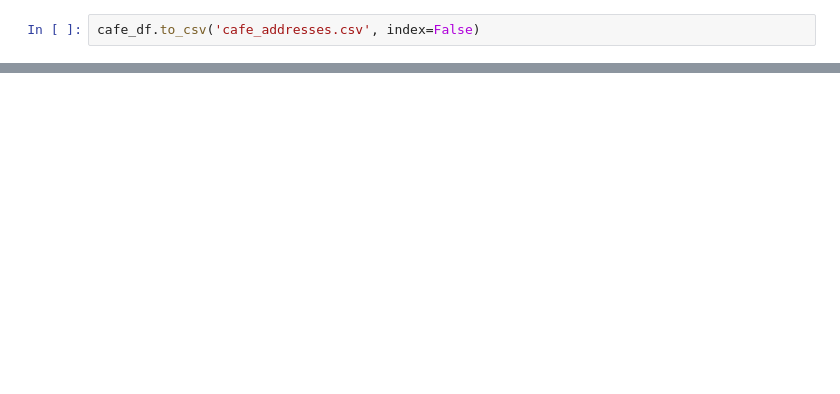
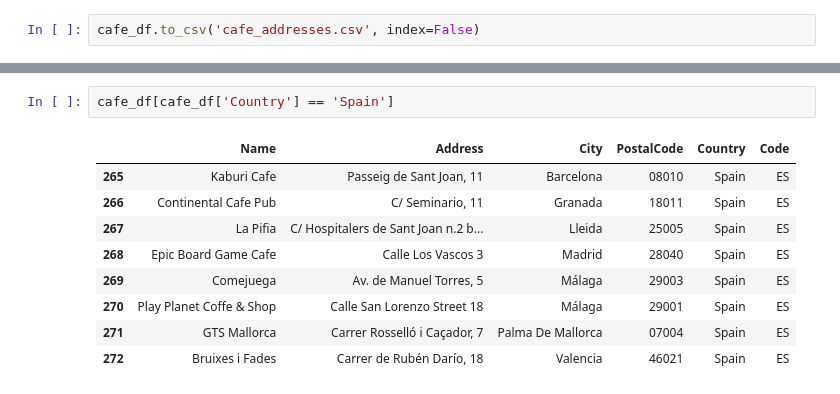
Before and after one commit to kossick/Coursera_Capstone, a Jupyter notebook: Meeple_scrape.ipynb, the cells around one changed output, grey strips where cells are left out. Saved outputs shown, nothing was run; the diff lists cells and outputs as text; blank space fills up the shorter version.

```diff
--- a/Meeple_scrape.ipynb
+++ b/Meeple_scrape.ipynb
@@ -307,0 +424,12 @@ cafe_df.to_csv('cafe_addresses.csv', index=False)
+# %%
+cafe_df[cafe_df['Country'] == 'Spain']
+# %% [output]
+|  | Name | Address | City | PostalCode | Country | Code |
+| 265 | Kaburi Cafe | Passeig de Sant Joan, 11 | Barcelona | 08010 | Spain | ES |
+| 266 | Continental Cafe Pub | C/ Seminario, 11 | Granada | 18011 | Spain | ES |
+| 267 | La Pifia | C/ Hospitalers de Sant Joan n.2 b... | Lleida | 25005 | Spain | ES |
+| 268 | Epic Board Game Cafe | Calle Los Vascos 3 | Madrid | 28040 | Spain | ES |
+| 269 | Comejuega | Av. de Manuel Torres, 5 | Málaga | 29003 | Spain | ES |
+| 270 | Play Planet Coffe & Shop | Calle San Lorenzo Street 18 | Málaga | 29001 | Spain | ES |
+| 271 | GTS Mallorca | Carrer Rosselló i Caçador, 7 | Palma De Mallorca | 07004 | Spain | ES |
+| 272 | Bruixes i Fades | Carrer de Rubén Darío, 18 | Valencia | 46021 | Spain | ES |
```
Also changed, not shown: parts of 18 cells of this notebook.
